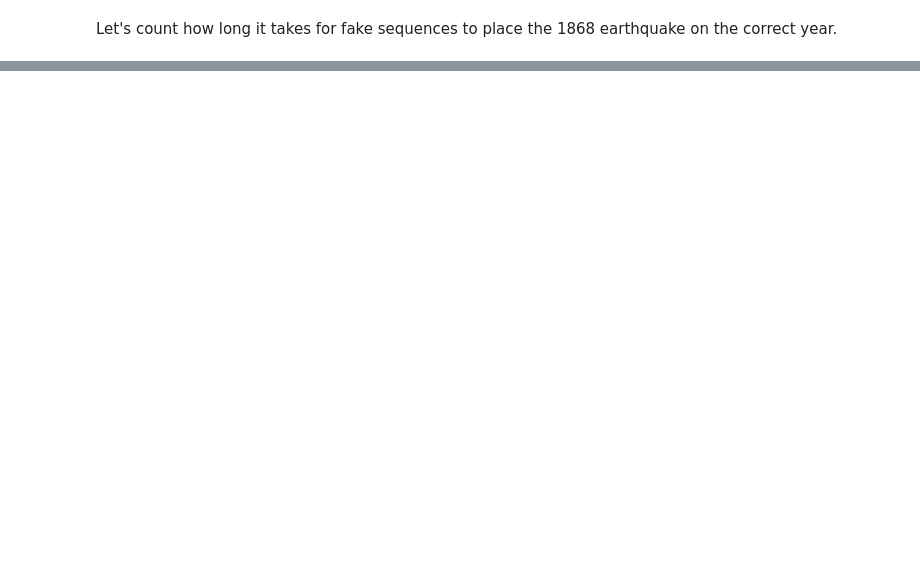
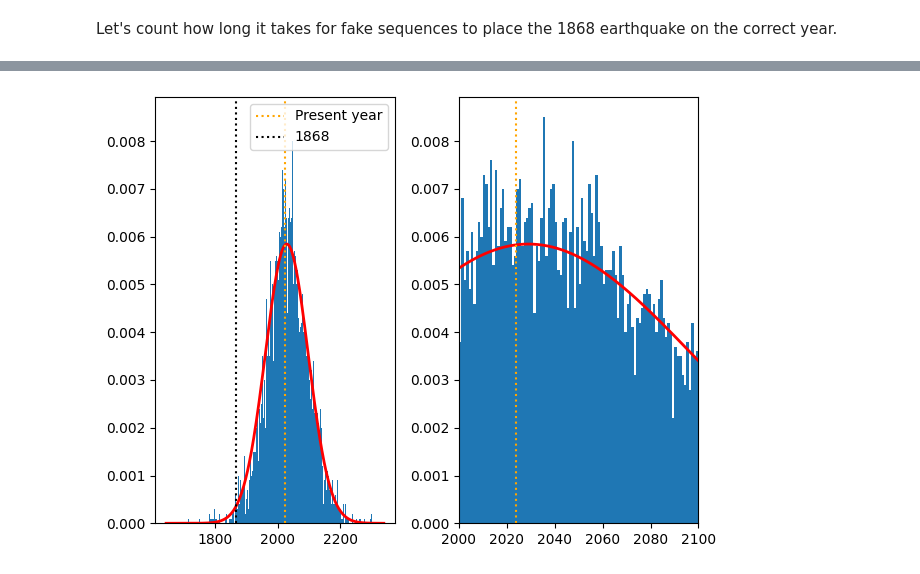
Before and after one commit to yair-franco/hayward_sequence_sim, a Jupyter notebook: sequence_simulator.ipynb, the cells around one changed output, grey strips where cells are left out. Saved outputs shown, nothing was run; the diff lists cells and outputs as text; code cells hidden in the pictures; blank space fills up the shorter version.

Commit message:
histogram
added histogram, code fixing to do

```diff
--- a/sequence_simulator.ipynb
+++ b/sequence_simulator.ipynb
@@ -79,7 +85,7 @@ att = 0
 while success == False:
     att += 1
     #print(att)
-    startyear = dates[-1] + np.random.randint(-errors[-1],errors[-1])
+    startyear = dates[0] + np.random.randint(-errors[0],errors[0])
     fakeseq = [startyear]
 
     for j in range(len(dates)):
@@ -87,10 +93,10 @@ while success == False:
         fakeseq.append(nextevent)
 
     #print(fakeseq)
-    success = fakeseq[-2] == dates[0] #is the 12th generated earthquake in 1868?
+    success = fakeseq[-2] == dates[-1] #is the 12th generated earthquake in 1868?
 
 print(f'It took {att} tries to generate a sequence placing the 1868 earthquake on the correct year')
 print(f'This sequence places the next Hayward earthquake in the year {fakeseq[-1]}')
 print(f'Successful sequence: {fakeseq}')
-print(f'Lienkaemper sequence: {list(reversed(dates))}')
+print(f'Lienkaemper sequence: {dates}')
 # %% [output]
@@ -103,13 +109,13 @@ Let's add another constraint: the 13th earthquake generated should be before the
 # %%
-ri = 170
-sd = 82
+ri = 161
+sd = 65
 success = False
 att = 0
 
 while success == False:
     att += 1
     #print(att)
-    startyear = dates[-1] + np.random.randint(-errors[-1],errors[-1])
+    startyear = dates[0] + np.random.randint(-errors[0],errors[0])
     fakeseq = [startyear]
 
     for j in range(len(dates)):
@@ -118,7 +124,7 @@ while success == False:
 
     #if fakeseq[-2] == dates[0] or fakeseq[-1] == present: print(fakeseq[-2],fakeseq[-1])
 
-    if fakeseq[-2] == dates[0] and fakeseq[-1] == present:
+    if fakeseq[-2] == dates[-1] and fakeseq[-1] > present:
         success = True
 
 
@@ -126,5 +132,5 @@ while success == False:
 print(f'It took {att} tries to generate a sequence placing the 1868 earthquake on the correct year')
 print(f'This sequence places the next Hayward earthquake in the year {fakeseq[-1]}')
 print(f'Successful sequence: {fakeseq}')
-print(f'Lienkaemper sequence: {list(reversed(dates))}')
+print(f'Lienkaemper sequence: {dates}')
 # %% [output]
@@ -137,0 +245,29 @@ Lienkaemper sequence: [91, 247, 444, 660, 822, 957, 1134, 1317, 1475, 1629, 1725
+# %%
+h = np.array(nextdates)
+binsize = max(h) - min(h)
+sigma = np.std(h)
+mu = np.mean(h)
+
+fig, ax = plt.subplots(1, 2, tight_layout=True)
+
+count, bins, ignored = ax[0].hist(h, binsize, density=True)
+gauss = 1 / (sigma * np.sqrt(2 * np.pi)) * np.exp((-1/2)*((bins-mu)/sigma)**2)
+
+ax[0].plot(bins, gauss,
+         linewidth=2, color='r')
+ax[0].axvline(present,linestyle=':',color='orange',label='Present year')
+ax[0].axvline(1868,linestyle=':',color='black',label='1868')
+ax[0].legend()
+
+
+ax[1].hist(h, binsize, density=True)
+ax[1].plot(bins, gauss,
+         linewidth=2, color='r')
+ax[1].set_xlim(2000,2100)
+ax[1].axvline(2024,linestyle=':',color='orange',label='2024')
+
+
+
+plt.show()
+# %% [output]
+[figure, added]
```
Also changed, not shown: parts of 18 cells of this notebook.
